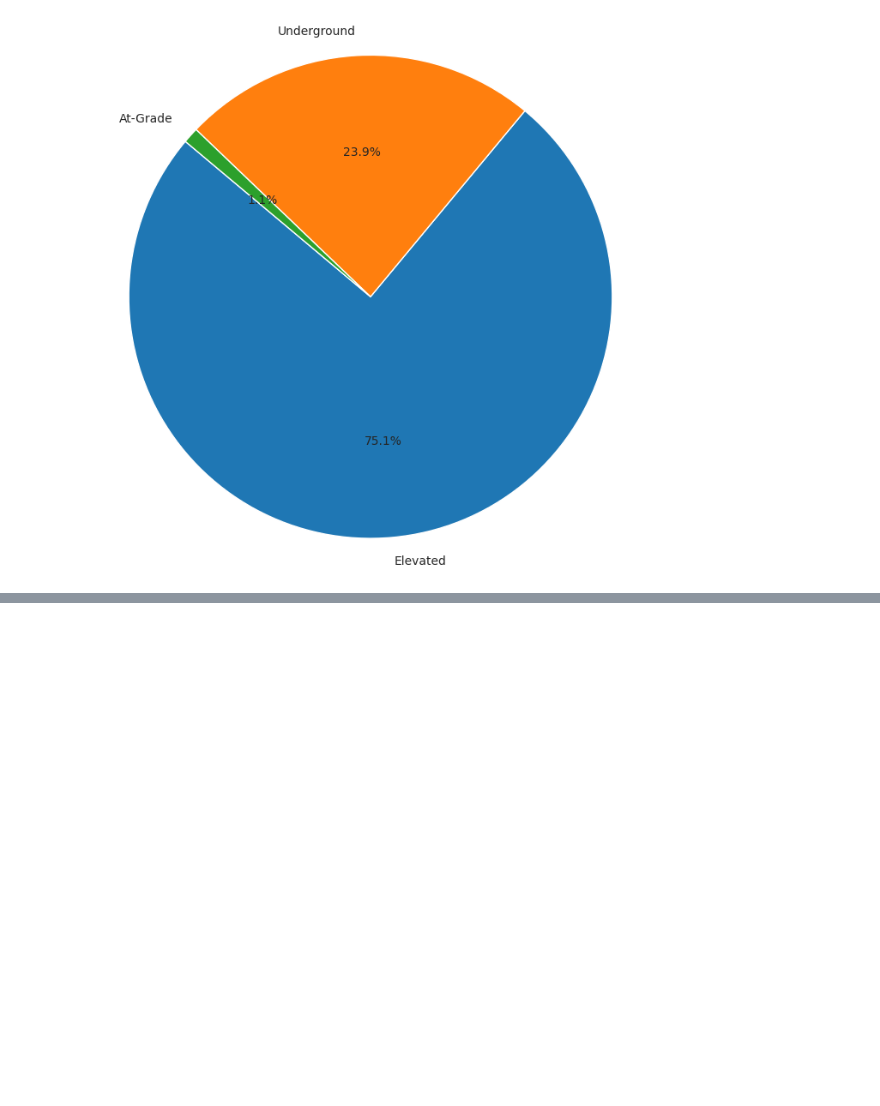
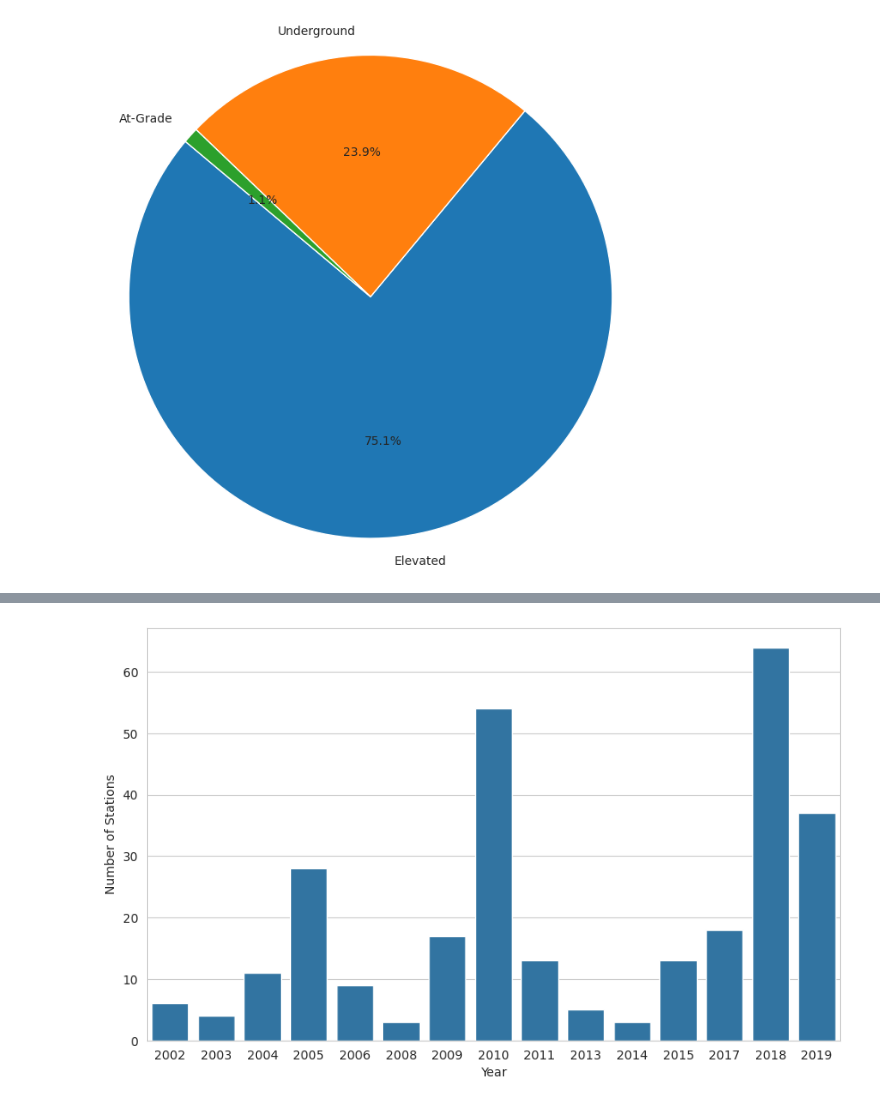
Before and after one commit to ajithpmohan/delhi-metro-network-analysis-using-python, a Jupyter notebook: main.ipynb, the cells around one changed output, grey strips where cells are left out. Drawn from its saved outputs; the diff is of its cells as text; code cells hidden in the pictures; blank space fills up the shorter version.

```diff
--- a/main.ipynb
+++ b/main.ipynb
@@ -185,0 +208,5 @@ plt.plot();
+# %%
+df['Opening Year'] = df['Opening Date'].dt.year
+stations_per_year_df = df['Opening Year'].value_counts().sort_index().reset_index()
+stations_per_year_df.columns = ['Year', 'Number of Stations']
+stations_per_year_df
@@ -185,0 +230,6 @@ plt.plot();
+# %%
+plt.figure(figsize=(10,6))
+sns.barplot(stations_per_year_df, x=stations_per_year_df['Year'], y=stations_per_year_df['Number of Stations'])
+plt.show()
+# %% [output]
+[figure, added]
```
Also changed, not shown: parts of 11 cells of this notebook.
